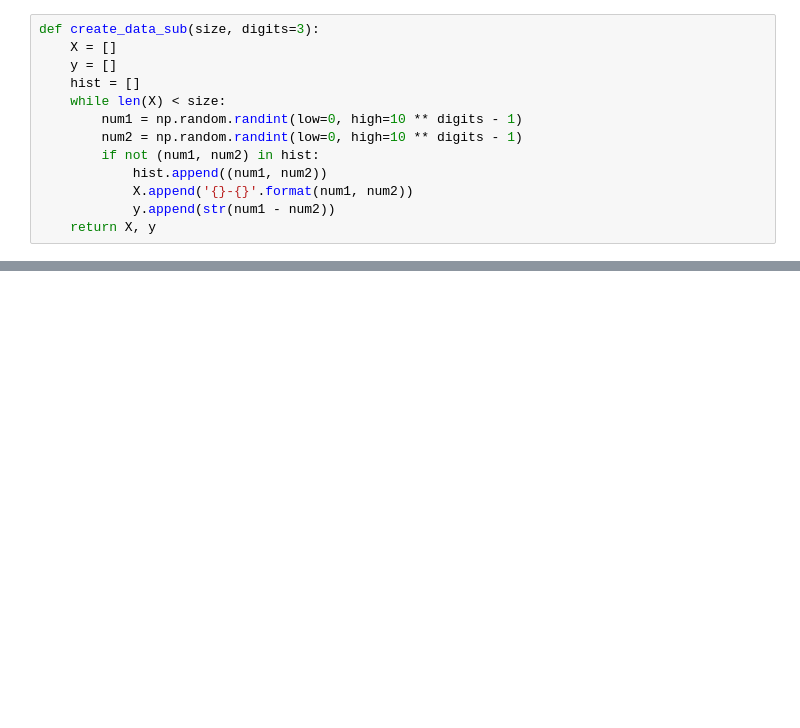
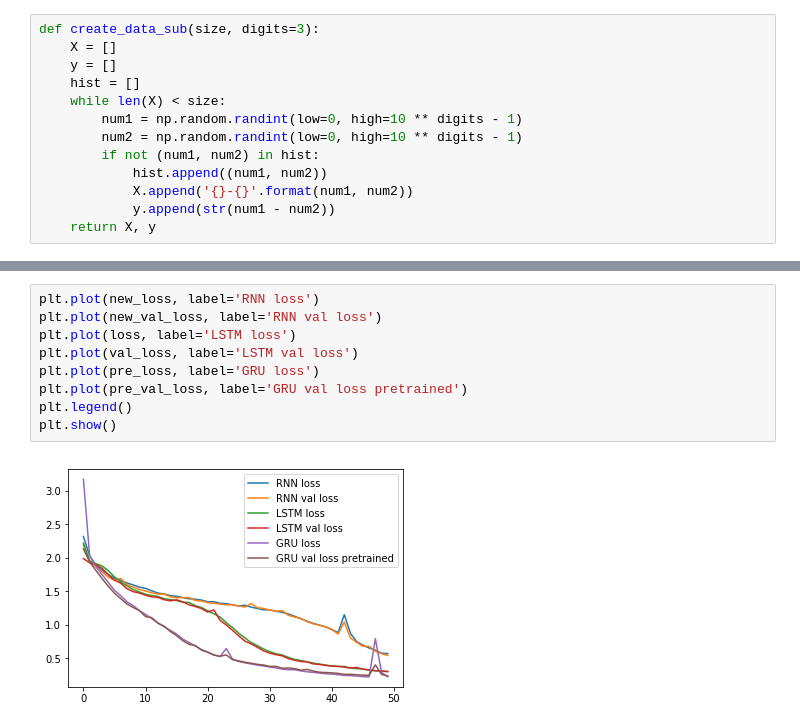
Before and after one commit to tfassbender/deep_learning_team_rnn, a Jupyter notebook: aufgaben/Uebung7-RNNs-Loesung.ipynb, the cells around one changed output, grey strips where cells are left out. Drawn from its saved outputs; the diff is of its cells as text; blank space fills up the shorter version.

```diff
--- a/aufgaben/Uebung7-RNNs-Loesung.ipynb
+++ b/aufgaben/Uebung7-RNNs-Loesung.ipynb
@@ -174,0 +317,11 @@ for iteration in range(1, 31):
+# %%
+plt.plot(new_loss, label='RNN loss')
+plt.plot(new_val_loss, label='RNN val loss')
+plt.plot(loss, label='LSTM loss')
+plt.plot(val_loss, label='LSTM val loss')
+plt.plot(pre_loss, label='GRU loss')
+plt.plot(pre_val_loss, label='GRU val loss pretrained')
+plt.legend()
+plt.show()
+# %% [output]
+[figure, added]
```
Also changed, not shown: parts of 31 cells of this notebook.
